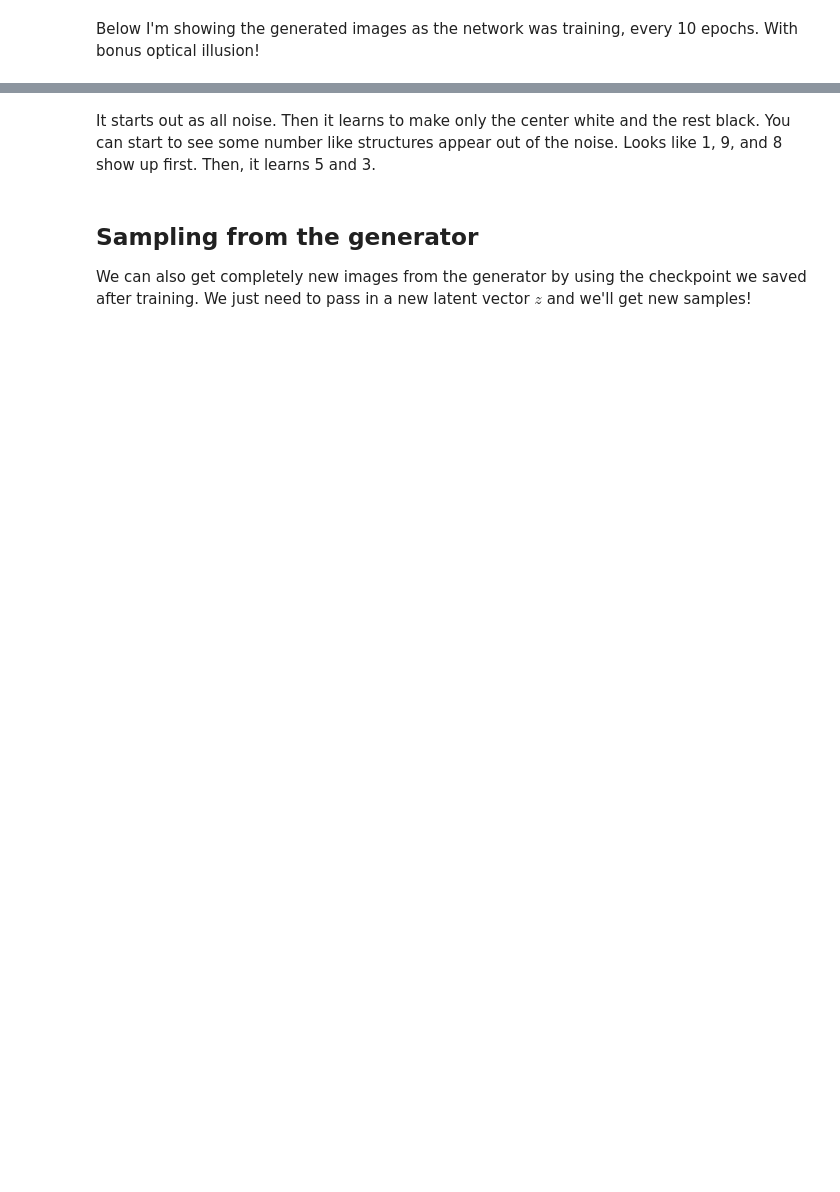
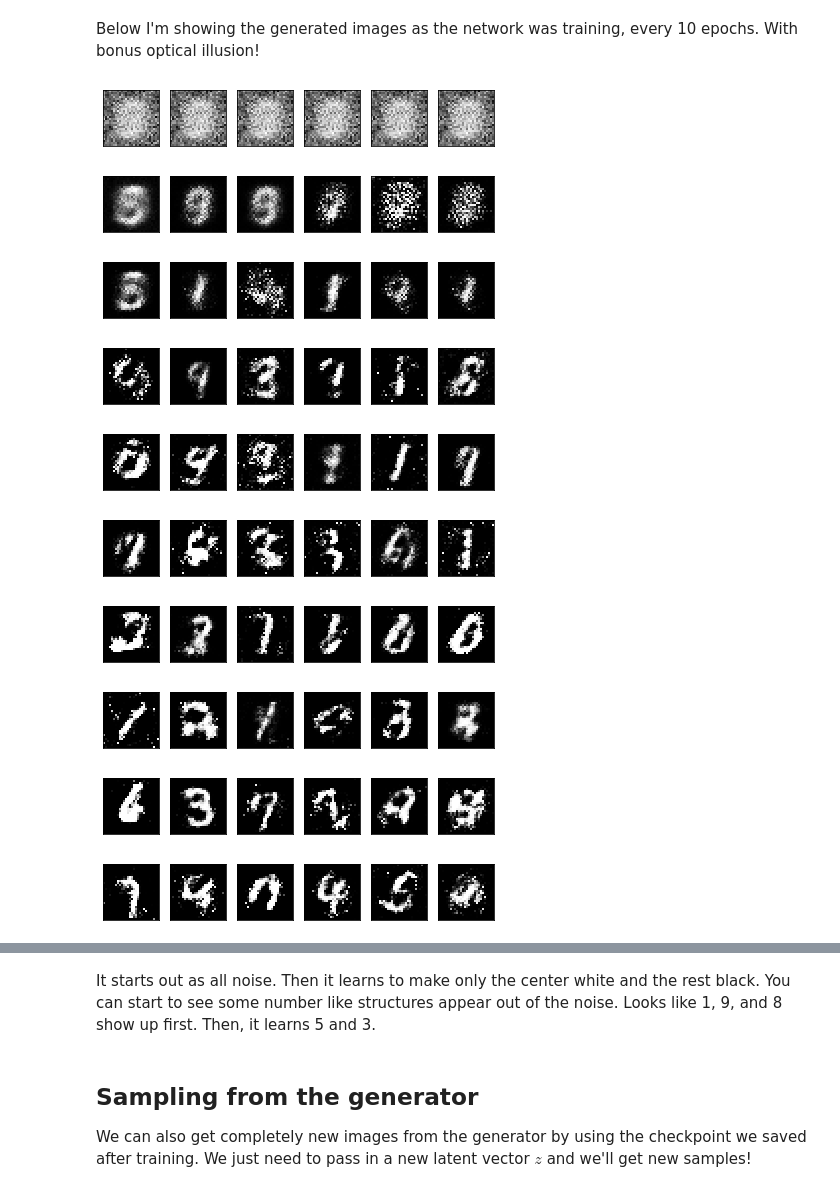
Before and after one commit to Parker-Lyu/DeepL_Andrew_And_Uda, a Jupyter notebook: 14gan_mnist/Intro_to_GANs.ipynb, the cells around one changed output, grey strips where cells are left out. Drawn from its saved outputs; the diff is of its cells as text; code cells hidden in the pictures; blank space fills up the shorter version.

```diff
--- a/14gan_mnist/Intro_to_GANs.ipynb
+++ b/14gan_mnist/Intro_to_GANs.ipynb
@@ -212,3 +203,15 @@ g_loss =
+# %%
+# Calculate losses
+d_loss_real = tf.reduce_mean(
+                tf.nn.sigmoid_cross_entropy_with_logits(logits=d_logits_real, labels=tf.ones_like(d_logits_real)*(1-smooth)))
+
+d_loss_fake = tf.reduce_mean(
+                tf.nn.sigmoid_cross_entropy_with_logits(logits=d_logits_fake, labels=tf.zeros_like(d_logits_fake)))
+
+d_loss = tf.add(d_loss_real , d_loss_fake)
+
+g_loss = tf.reduce_mean(
+            tf.nn.sigmoid_cross_entropy_with_logits(logits=d_logits_fake, labels=tf.ones_like(d_logits_fake)))
 # %% [markdown]
 ## Optimizers
 
@@ -226,12 +229,12 @@ Then, in the optimizer we pass the variable lists to the `var_list` keyword argu
 learning_rate = 0.002
 
 # Get the trainable_variables, split into G and D parts
-t_vars =
-g_vars =
-d_vars =
+t_vars = tf.trainable_variables()
+g_vars = [var for var in t_vars if var.name.startswith('generator')]
+d_vars = [var for var in t_vars if var.name.startswith('discriminator')]
 
-d_train_opt =
-g_train_opt =
+d_train_opt = tf.train.AdamOptimizer(learning_rate).minimize(d_loss, var_list=d_vars)
+g_train_opt = tf.train.AdamOptimizer(learning_rate).minimize(g_loss, var_list=g_vars)
 # %% [markdown]
 ## Training
 # %%
@@ -260,10 +263,10 @@ with tf.Session() as sess:
         # At the end of each epoch, get the losses and print them out
         train_loss_d = sess.run(d_loss, {input_z: batch_z, input_real: batch_images})
         train_loss_g = g_loss.eval({input_z: batch_z})
-
-        print("Epoch {}/{}...".format(e+1, epochs),
-              "Discriminator Loss: {:.4f}...".format(train_loss_d),
-              "Generator Loss: {:.4f}".format(train_loss_g))
+        if (e+1)%5==0:
+            print("Epoch {}/{}...".format(e+1, epochs),
+                  "Discriminator Loss: {:.4f}...".format(train_loss_d),
+                  "Generator Loss: {:.4f}".format(train_loss_g))
         # Save losses to view after training
         losses.append((train_loss_d, train_loss_g))
 
@@ -317,3 +346,26 @@ _ = view_samples(-1, samples)
 # %% [markdown]
 Below I'm showing the generated images as the network was training, every 10 epochs. With bonus optical illusion!
+# %%
+def view_samples2(epoch, samples):
+    fig, axes = plt.subplots(figsize=(7,7), nrows=1, ncols=6, sharey=True, sharex=True)
+    for ax, img in zip(axes.flatten(), samples[epoch][0]):
+        ax.xaxis.set_visible(False)
+        ax.yaxis.set_visible(False)
+        im = ax.imshow(img.reshape((28,28)), cmap='Greys_r')
+
+    return fig, axes
+# %%
+for i in range(0,len(samples),len(samples)//rows):
+    _ = view_samples2(i, samples)
+# %% [output]
+[figure, added]
+[figure, added]
+[figure, added]
+[figure, added]
+[figure, added]
+[figure, added]
+[figure, added]
+[figure, added]
+[figure, added]
+[figure, added]
 # %%
```
Also changed, not shown: parts of 8 cells of this notebook, 2 other files.
